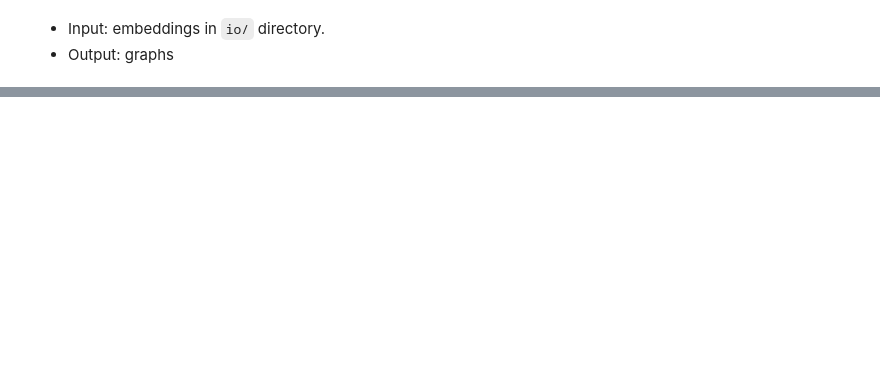
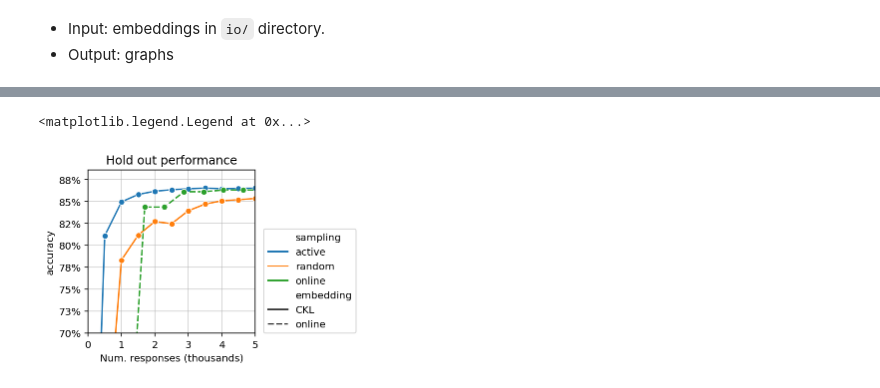
Before and after one commit to stsievert/salmon-experiments, a Jupyter notebook: alien-egg/Viz.ipynb, the cells around one changed output, grey strips where cells are left out. Cells and saved outputs as stored; diff of their text form; code cells hidden in the pictures; blank space fills up the shorter version.

```diff
--- a/alien-egg/Viz.ipynb
+++ b/alien-egg/Viz.ipynb
@@ -138,38 +179,29 @@ for k, (y, ax) in enumerate(zip(Y, axs.flatten())):
 # %%
 import matplotlib.ticker as ticker
 show = df[df.embedding.isin(["online", "CKL"])].copy()
 show["error"] = 1 - show["accuracy"]
 
 w = 3
 fig, axs = plt.subplots(figsize=(1 * w, 1.0 * w))
 y = "accuracy"
 ax = sns.lineplot(
     x="n_responses/1000",
     y=y,
     hue="sampling",
     style="embedding",
-#     ci=None,
-#     estimator="max",
-#     marker="o",
+    marker="o",
     data=show,
 )
 ax.set_xlabel("Num. responses (thousands)")
 ax.grid(alpha=0.6)
 ax.yaxis.set_major_formatter(plt.FuncFormatter(lambda y, _: f"{100 * y:0.0f}%"))
-ax.xaxis.set_major_locator(plt.MultipleLocator(10))
-# ax.set_xlim(-2, 32)
-# ax.set_xlim(25, 35)
-# ax.set_xscale("log", base=2)
+# ax.xaxis.set_major_locator(plt.MultipleLocator(10))
+ax.set_xlim(0, 5)
 
 _ = ax.set_ylim(0.70, None)
 _ = ax.set_title("Hold out performance")
 
-ax.set_xlim(0.5, None)
-ax.set_xscale("log", base=2)
-ax.xaxis.set_major_locator(ticker.LogLocator(base=2, numticks=15))
-
-# ax.yaxis.set_major_locator(ticker.MultipleLocator(0.02))
-# ax.xaxis.set_major_locator(plt.MultipleLocator(2))
-# ax.set_xlim(11, 27)
-
 ax.legend(loc=(1.05, 0))
+# %% [output]
+<matplotlib.legend.Legend at 0x...>
+[figure, added]
```
Also changed, not shown: parts of 17 cells of this notebook, 4 other files.
